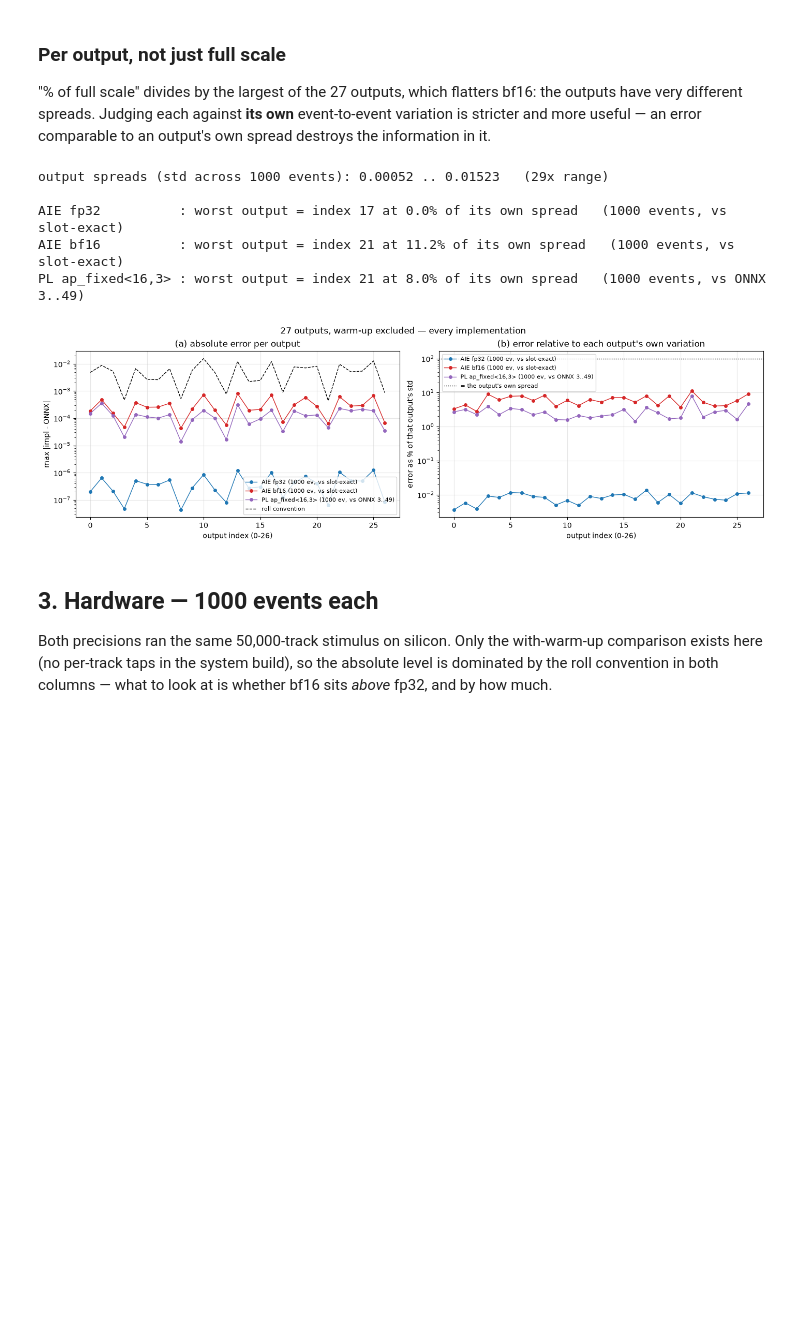
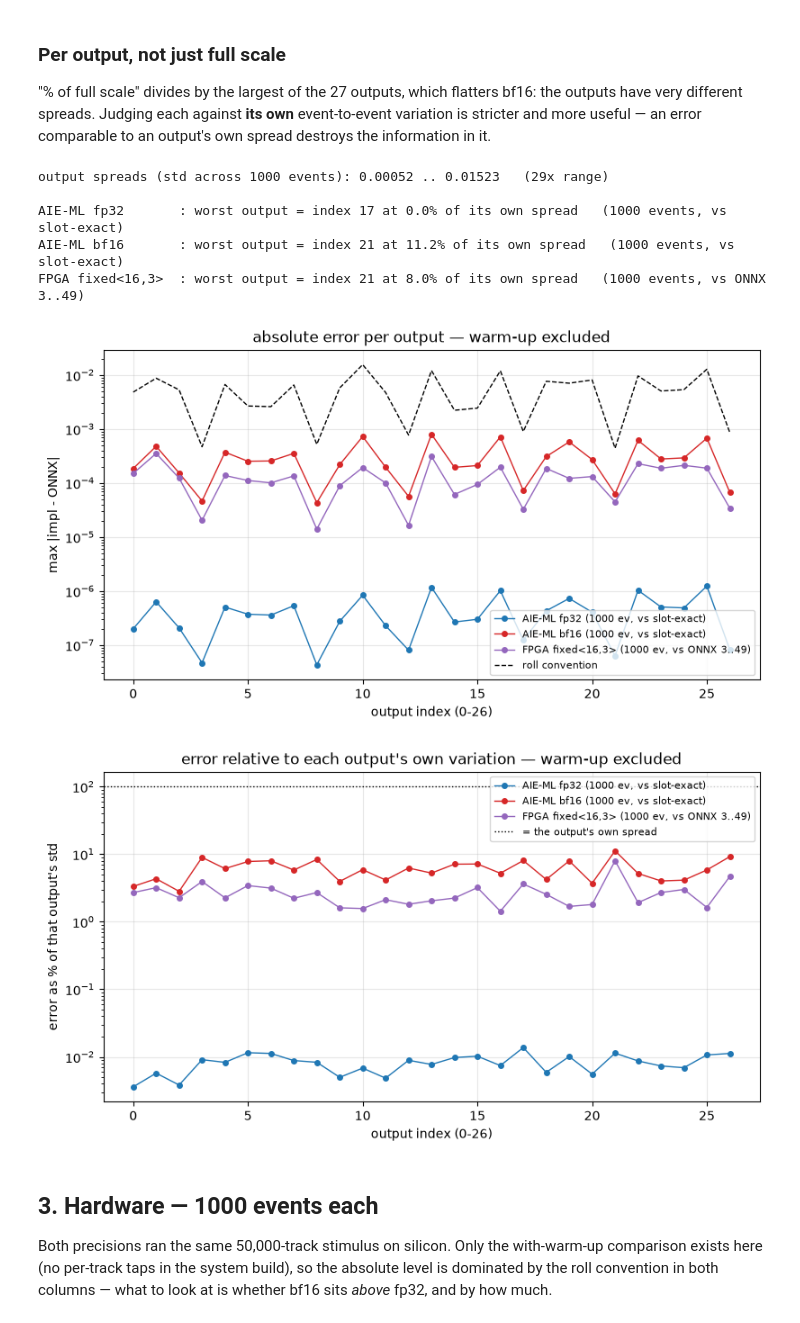
Before and after one commit to AkshayMalige/rtda_demo, a Jupyter notebook: analysis/rtda_compare.ipynb, the cells around one changed output. Cells and saved outputs as stored; diff of their text form; code cells hidden in the pictures; blank space fills up the shorter version.

```diff
--- a/analysis/rtda_compare.ipynb
+++ b/analysis/rtda_compare.ipynb
@@ -44,6 +44,20 @@ RESULTS = REPO / 'results'
 OUTD    = REPO / 'analysis' / 'out'
 OUTD.mkdir(parents=True, exist_ok=True)
 
+# ---------------------------------------------------------------------------
+# One axes per PNG. Every figure below is a single plot saved on its own, so a
+# panel can go into a slide or a doc without being cropped out of a grid.
+# save_fig records what it wrote, which is what §9 lists.
+# ---------------------------------------------------------------------------
+FIGS = []
+
+def save_fig(fig, name):
+    p = OUTD / name
+    fig.savefig(p, dpi=140, bbox_inches='tight')
+    if name not in FIGS:
+        FIGS.append(name)
+    return p
+
 H, TRACKS_PER_EVENT, SLOTS_PER_EVENT, OUT_DIM, WARMUP = 128, 50, 56, 27, 3
 
 # ---------------------------------------------------------------------------
@@ -58,8 +72,8 @@ H, TRACKS_PER_EVENT, SLOTS_PER_EVENT, OUT_DIM, WARMUP = 128, 50, 56, 27, 3
 # differs is the arithmetic, which is what makes the comparison meaningful.
 # ---------------------------------------------------------------------------
 IMPLS = ('aie_fp32', 'aie_bf16', 'pl_fixed')
-LABEL = {'aie_fp32': 'AIE fp32', 'aie_bf16': 'AIE bf16',
-         'pl_fixed': 'PL ap_fixed<16,3>'}
+LABEL = {'aie_fp32': 'AIE-ML fp32', 'aie_bf16': 'AIE-ML bf16',
+         'pl_fixed': 'FPGA fixed<16,3>'}
 COL   = {'aie_fp32': 'tab:blue', 'aie_bf16': 'tab:red', 'pl_fixed': 'tab:purple'}
 # Which implementations the slot-exact reference below describes. It models the
 # AIE graph specifically -- 56 slots per event with 6 of them padding, a roll
@@ -374,41 +388,52 @@ destroys the information in it.
 # %%
 std = REF27_W.std(0)                       # (27,) spread of each output across events
 print(f'output spreads (std across {N_EVENTS} events): '
       f'{std.min():.5f} .. {std.max():.5f}   ({std.max()/std.min():.0f}x range)\n')
 
-fig, ax = plt.subplots(1, 2, figsize=(14, 4.2), constrained_layout=True)
 # ARITH, not a second selection of its own. This cell used to walk SIMS itself
 # and take the first hit, which for the PL flow meant the 2-event simulation
 # while the headline above quoted the 1000-event board run.
+#
+# Selected once, plotted twice: the absolute error and the same error scaled by
+# each output's own spread are separate figures, one axes each.
+series = []
 for impl in IMPLS:
     if impl not in ARITH:
         continue
     err = ARITH[impl]['per_output']
     lab = f'{LABEL[impl]} ({ARITH[impl]["n"]} ev, vs {ARITH[impl]["ref"]})'
-    ax[0].semilogy(err, 'o-', ms=4, lw=1, color=COL[impl], label=lab)
-    ax[1].semilogy(100 * err / std, 'o-', ms=4, lw=1, color=COL[impl], label=lab)
+    series.append((impl, err, lab))
     print(f'{LABEL[impl]:<18s}: worst output = index {int((err/std).argmax())} at '
           f'{100*(err/std).max():.1f}% of its own spread'
           f'   ({ARITH[impl]["n"]} events, vs {ARITH[impl]["ref"]})')
 
-ax[0].semilogy(np.abs(REF27 - REF27_W).max(axis=0), 'k--', lw=1, label='roll convention')
-ax[0].set_xlabel('output index (0-26)'); ax[0].set_ylabel('max |impl - ONNX|')
-ax[0].set_title('(a) absolute error per output'); ax[0].legend(fontsize=8); ax[0].grid(alpha=.3)
+fig, ax = plt.subplots(figsize=(8, 4.4), constrained_layout=True)
+for impl, err, lab in series:
+    ax.semilogy(err, 'o-', ms=4, lw=1, color=COL[impl], label=lab)
+ax.semilogy(np.abs(REF27 - REF27_W).max(axis=0), 'k--', lw=1, label='roll convention')
+ax.set_xlabel('output index (0-26)'); ax.set_ylabel('max |impl - ONNX|')
+ax.set_title('absolute error per output — warm-up excluded')
+ax.legend(fontsize=8); ax.grid(alpha=.3)
+save_fig(fig, 'accuracy_per_output_absolute.png')
+plt.show()
 
-ax[1].axhline(100, color='k', ls=':', lw=1, label="= the output's own spread")
-ax[1].set_xlabel('output index (0-26)'); ax[1].set_ylabel("error as % of that output's std")
-ax[1].set_title("(b) error relative to each output's own variation")
-ax[1].legend(fontsize=8); ax[1].grid(alpha=.3)
-fig.suptitle('27 outputs, warm-up excluded — every implementation', fontsize=12)
-fig.savefig(OUTD / 'accuracy_per_output.png', dpi=140, bbox_inches='tight')
+fig, ax = plt.subplots(figsize=(8, 4.4), constrained_layout=True)
+for impl, err, lab in series:
+    ax.semilogy(100 * err / std, 'o-', ms=4, lw=1, color=COL[impl], label=lab)
+ax.axhline(100, color='k', ls=':', lw=1, label="= the output's own spread")
+ax.set_xlabel('output index (0-26)'); ax.set_ylabel("error as % of that output's std")
+ax.set_title("error relative to each output's own variation — warm-up excluded")
+ax.legend(fontsize=8); ax.grid(alpha=.3)
+save_fig(fig, 'accuracy_per_output_relative.png')
 plt.show()
 # %% [output]
 output spreads (std across 1000 events): 0.00052 .. 0.01523   (29x range)
 
-AIE fp32          : worst output = index 17 at 0.0% of its own spread   (1000 events, vs slot-exact)
-AIE bf16          : worst output = index 21 at 11.2% of its own spread   (1000 events, vs slot-exact)
-PL ap_fixed<16,3> : worst output = index 21 at 8.0% of its own spread   (1000 events, vs ONNX 3..49)
+AIE-ML fp32       : worst output = index 17 at 0.0% of its own spread   (1000 events, vs slot-exact)
+AIE-ML bf16       : worst output = index 21 at 11.2% of its own spread   (1000 events, vs slot-exact)
+FPGA fixed<16,3>  : worst output = index 21 at 8.0% of its own spread   (1000 events, vs ONNX 3..49)
-[figure, old version]
+[figure, new version]
+[figure, added]
 # %% [markdown]
 ## 3. Hardware — 1000 events each
 
```
Also changed, not shown: parts of 10 cells of this notebook, 2 other files.
